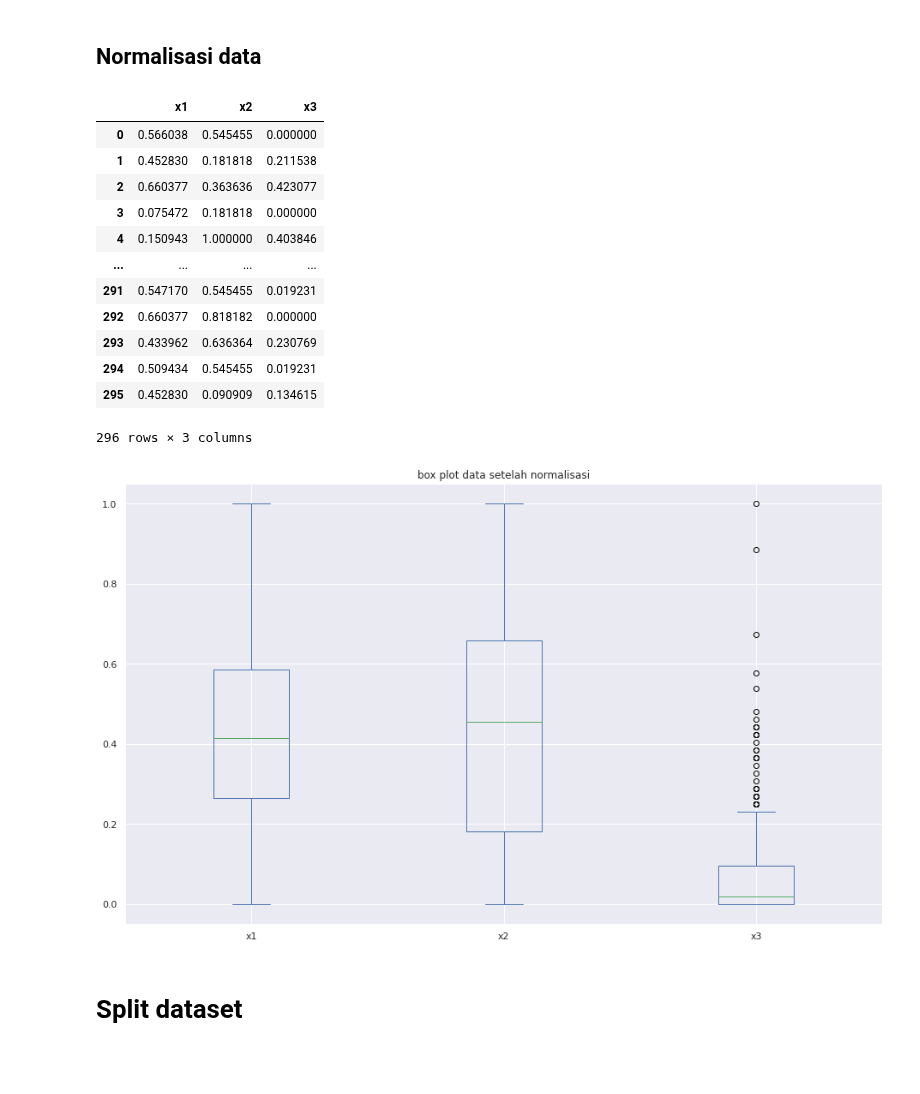
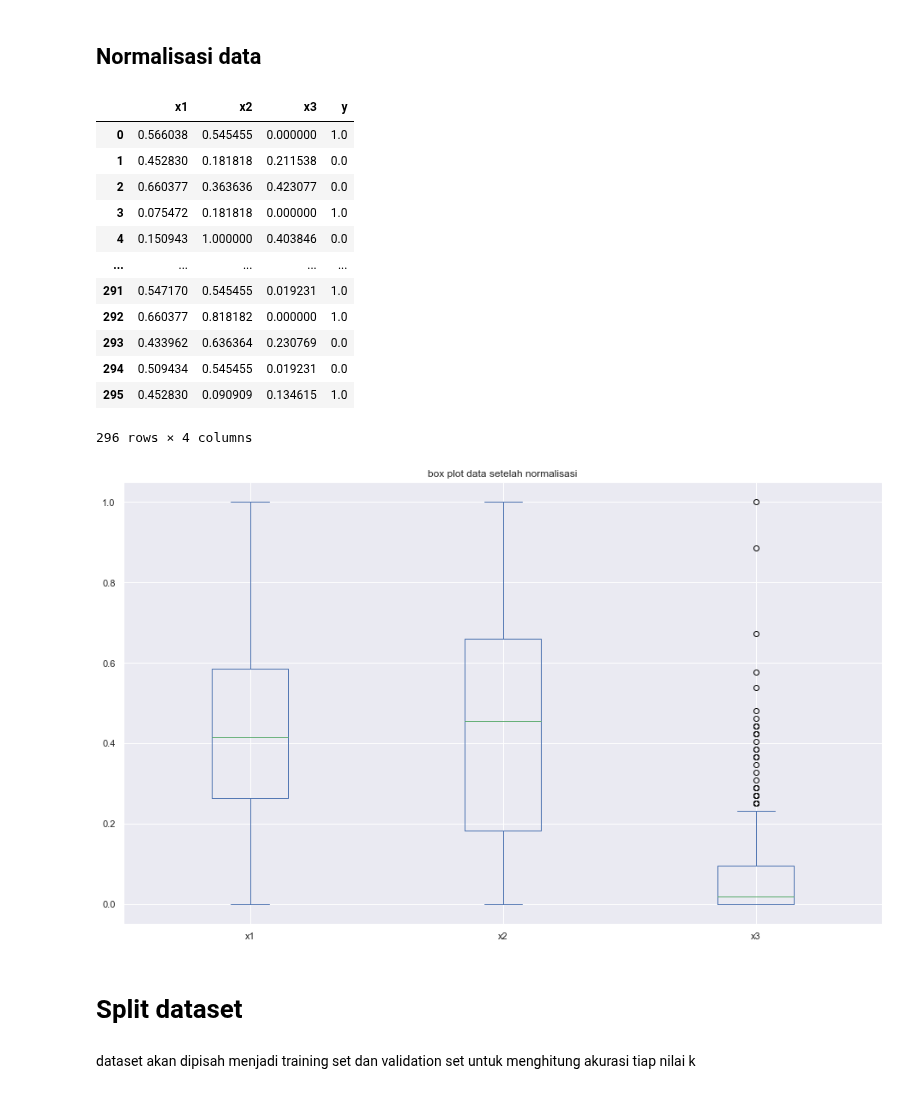
Before and after one commit to khalilullahalfaath/AI_Tubes-03-Learning, a Jupyter notebook: AI_Kelompok_15_Learning.ipynb, the cells around one changed output. Cells and saved outputs as stored; diff of their text form; code cells hidden in the pictures; blank space fills up the shorter version.

```diff
--- a/AI_Kelompok_15_Learning.ipynb
+++ b/AI_Kelompok_15_Learning.ipynb
@@ -153,32 +153,34 @@ ax = df[['x1', 'x2', 'x3']].plot(kind='box', title='Box plot dataset')
 # %%
 #normalisasi
 def minMaxScaling(df) :
-    return (df.iloc[:,:3] - df.iloc[:,:3].min()) / (df.iloc[:,:3].max() - df.iloc[:,:3].min())
+    return (df.iloc[:,:4] - df.iloc[:,:4].min()) / (df.iloc[:,:4].max() - df.iloc[:,:4].min())
 
 # def standardScaling(df) :
 #     return (df.iloc[:,1:] - df.iloc[:,1:].mean() / df.iloc[:,1:].std())
 
 dataNormalized = minMaxScaling(df)
 dataNormalized
 # %% [output]
-|  | x1 | x2 | x3 |
-| 0 | 0.566038 | 0.545455 | 0.000000 |
-| 1 | 0.452830 | 0.181818 | 0.211538 |
-| 2 | 0.660377 | 0.363636 | 0.423077 |
-| 3 | 0.075472 | 0.181818 | 0.000000 |
-| 4 | 0.150943 | 1.000000 | 0.403846 |
-| ... | ... | ... | ... |
-| 291 | 0.547170 | 0.545455 | 0.019231 |
-| 292 | 0.660377 | 0.818182 | 0.000000 |
-| 293 | 0.433962 | 0.636364 | 0.230769 |
-| 294 | 0.509434 | 0.545455 | 0.019231 |
-| 295 | 0.452830 | 0.090909 | 0.134615 |
+|  | x1 | x2 | x3 | y |
+| 0 | 0.566038 | 0.545455 | 0.000000 | 1.0 |
+| 1 | 0.452830 | 0.181818 | 0.211538 | 0.0 |
+| 2 | 0.660377 | 0.363636 | 0.423077 | 0.0 |
+| 3 | 0.075472 | 0.181818 | 0.000000 | 1.0 |
+| 4 | 0.150943 | 1.000000 | 0.403846 | 0.0 |
+| ... | ... | ... | ... | ... |
+| 291 | 0.547170 | 0.545455 | 0.019231 | 1.0 |
+| 292 | 0.660377 | 0.818182 | 0.000000 | 1.0 |
+| 293 | 0.433962 | 0.636364 | 0.230769 | 0.0 |
+| 294 | 0.509434 | 0.545455 | 0.019231 | 0.0 |
+| 295 | 0.452830 | 0.090909 | 0.134615 | 1.0 |
-296 rows × 3 columns
+296 rows × 4 columns
 # %%
 plt.rcParams["figure.figsize"] = [13, 8]
 plt.rcParams["figure.autolayout"] = True
 ax = dataNormalized[['x1', 'x2', 'x3']].plot(kind='box', title='box plot data setelah normalisasi')
 # %% [output]
-[figure, old version]
+[figure, new version]
 # %% [markdown]
 # Split dataset
+# %% [markdown]
+dataset akan dipisah menjadi training set dan validation set untuk menghitung akurasi tiap nilai k
```
Also changed, not shown: parts of 8 cells of this notebook.
